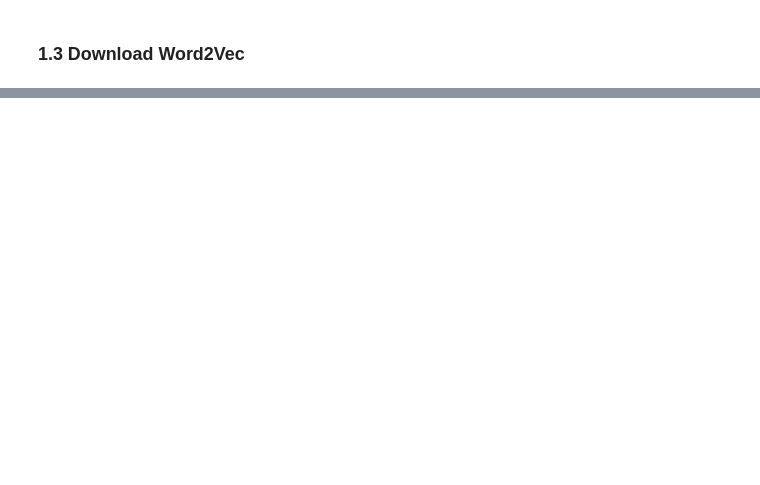
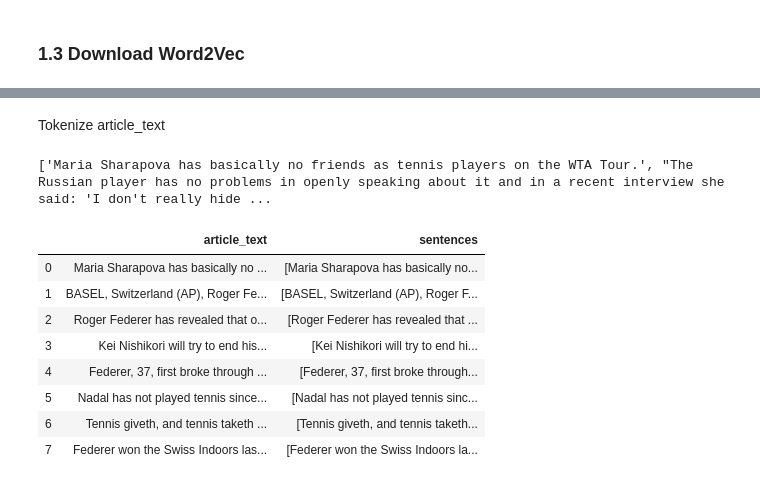
Before and after one commit to SangwonPark0211/NLP-tutorial, a Jupyter notebook: Text-Summarization/textrank_based_on_sentence_embedding.ipynb, the cells around one changed output, grey strips where cells are left out. Cells and saved outputs as stored; diff of their text form; code cells hidden in the pictures; blank space fills up the shorter version.

```diff
--- a/Text-Summarization/textrank_based_on_sentence_embedding.ipynb
+++ b/Text-Summarization/textrank_based_on_sentence_embedding.ipynb
@@ -56,0 +210,18 @@ word2vec_model['cat']   # embedding for 'cat'
+# %% [markdown]
+Tokenize article_text
+# %%
+data = data[['article_text']]
+data['sentences'] = data['article_text'].apply(sent_tokenize)
+print(data['sentences'][0])
+data
+# %% [output]
+['Maria Sharapova has basically no friends as tennis players on the WTA Tour.', "The Russian player has no problems in openly speaking about it and in a recent interview she said: 'I don't really hide ...
+|  | article_text | sentences |
+| 0 | Maria Sharapova has basically no ... | [Maria Sharapova has basically no... |
+| 1 | BASEL, Switzerland (AP), Roger Fe... | [BASEL, Switzerland (AP), Roger F... |
+| 2 | Roger Federer has revealed that o... | [Roger Federer has revealed that ... |
+| 3 | Kei Nishikori will try to end his... | [Kei Nishikori will try to end hi... |
+| 4 | Federer, 37, first broke through ... | [Federer, 37, first broke through... |
+| 5 | Nadal has not played tennis since... | [Nadal has not played tennis sinc... |
+| 6 | Tennis giveth, and tennis taketh ... | [Tennis giveth, and tennis taketh... |
+| 7 | Federer won the Swiss Indoors las... | [Federer won the Swiss Indoors la... |
```
Also changed, not shown: parts of 47 cells of this notebook.
